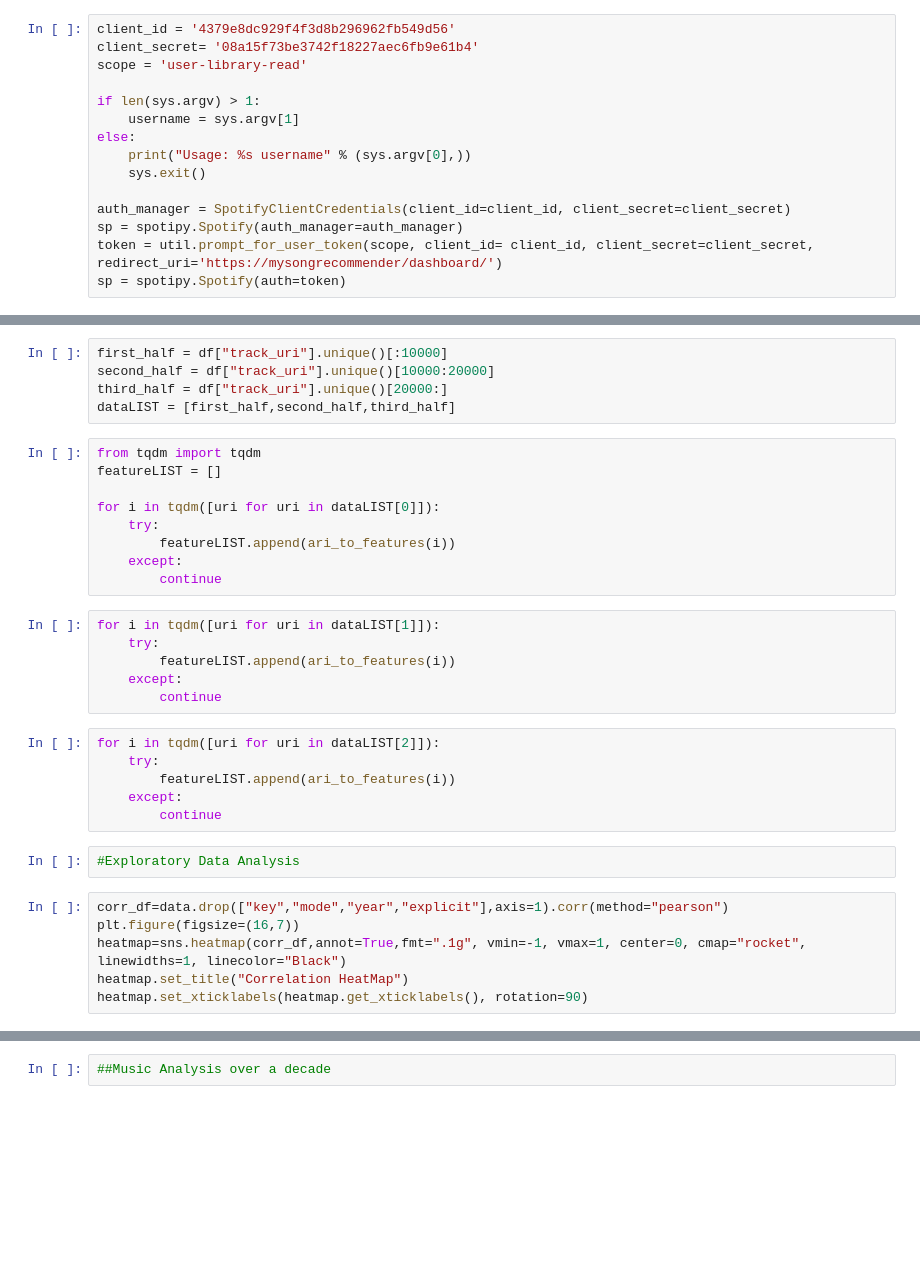
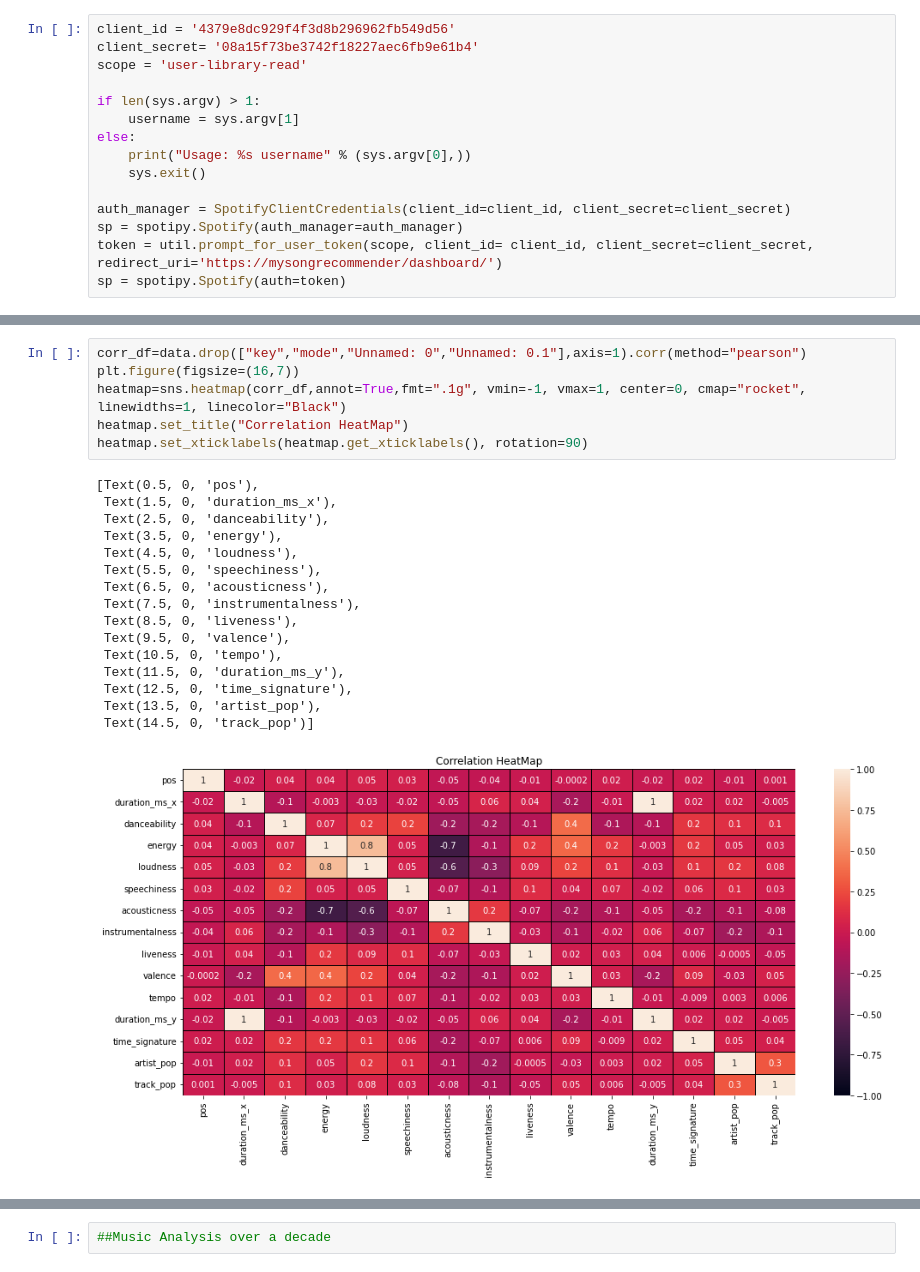
Before and after one commit to Hadryan/Spotify-Music-Recommendation-2, a Jupyter notebook: spotifyrecommender.ipynb, the cells around one changed output, grey strips where cells are left out. Saved outputs shown, nothing was run; the diff lists cells and outputs as text; blank space fills up the shorter version.

```diff
--- a/spotifyrecommender.ipynb
+++ b/spotifyrecommender.ipynb
@@ -215,37 +82,26 @@ ari_to_features(df["track_uri"][0])
-# %%
-first_half = df["track_uri"].unique()[:10000]
-second_half = df["track_uri"].unique()[10000:20000]
-third_half = df["track_uri"].unique()[20000:]
-dataLIST = [first_half,second_half,third_half]
-# %%
-from tqdm import tqdm
-featureLIST = []
-
-for i in tqdm([uri for uri in dataLIST[0]]):
-    try:
-        featureLIST.append(ari_to_features(i))
-    except:
-        continue
-# %%
-for i in tqdm([uri for uri in dataLIST[1]]):
-    try:
-        featureLIST.append(ari_to_features(i))
-    except:
-        continue
-# %%
-for i in tqdm([uri for uri in dataLIST[2]]):
-    try:
-        featureLIST.append(ari_to_features(i))
-    except:
-        continue
-# %%
-#Exploratory Data Analysis
 # %%
-corr_df=data.drop(["key","mode","year","explicit"],axis=1).corr(method="pearson")
+corr_df=data.drop(["key","mode","Unnamed: 0","Unnamed: 0.1"],axis=1).corr(method="pearson")
 plt.figure(figsize=(16,7))
 heatmap=sns.heatmap(corr_df,annot=True,fmt=".1g", vmin=-1, vmax=1, center=0, cmap="rocket", linewidths=1, linecolor="Black")
 heatmap.set_title("Correlation HeatMap")
 heatmap.set_xticklabels(heatmap.get_xticklabels(), rotation=90)
+# %% [output]
+[Text(0.5, 0, 'pos'),
+ Text(1.5, 0, 'duration_ms_x'),
+ Text(2.5, 0, 'danceability'),
+ Text(3.5, 0, 'energy'),
+ Text(4.5, 0, 'loudness'),
+ Text(5.5, 0, 'speechiness'),
+ Text(6.5, 0, 'acousticness'),
+ Text(7.5, 0, 'instrumentalness'),
+ Text(8.5, 0, 'liveness'),
+ Text(9.5, 0, 'valence'),
+ Text(10.5, 0, 'tempo'),
+ Text(11.5, 0, 'duration_ms_y'),
+ Text(12.5, 0, 'time_signature'),
+ Text(13.5, 0, 'artist_pop'),
+ Text(14.5, 0, 'track_pop')]
+[figure, added]
 # %%
 sample_data=data.sample(int(0.01*len(data)))
 plt.figure(figsize=(12,6))
```
Also changed, not shown: parts of 18 cells of this notebook, 3 other files.
